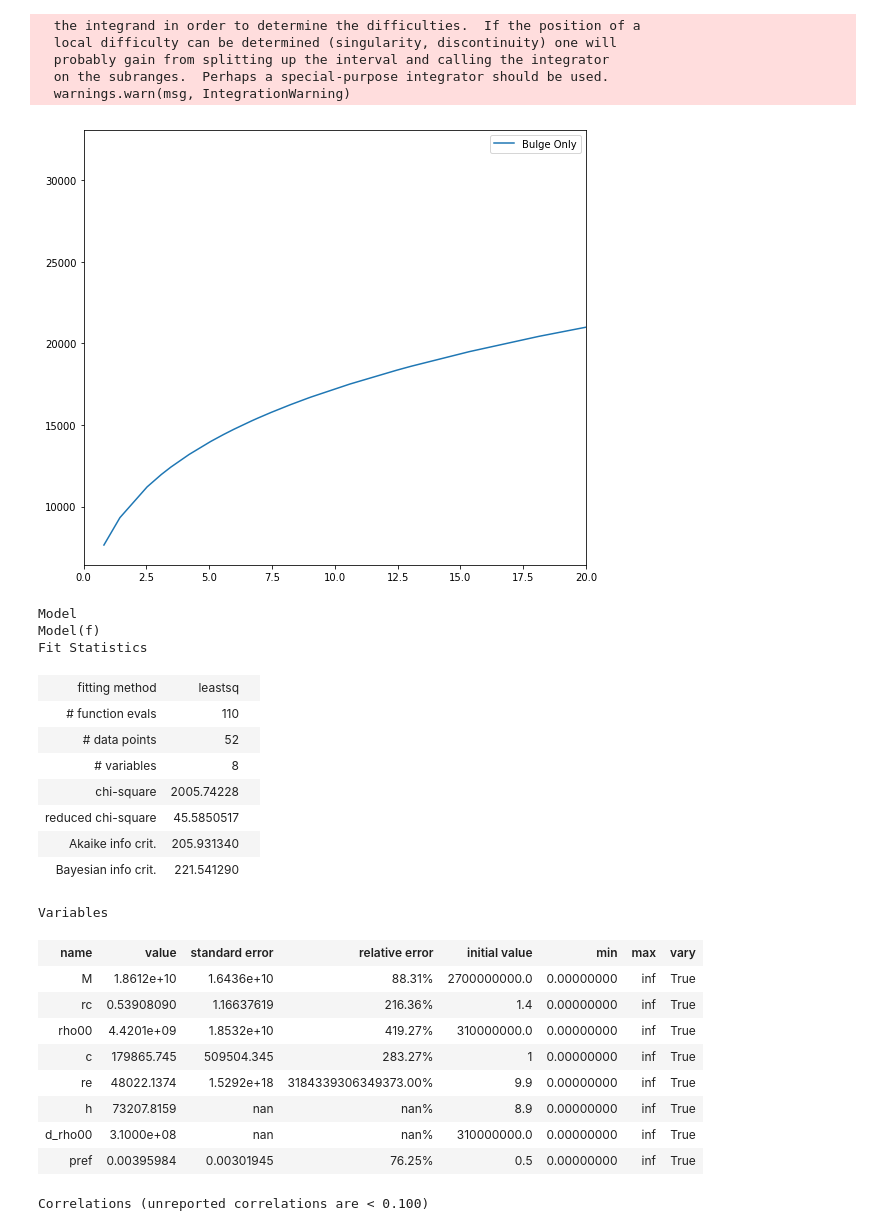
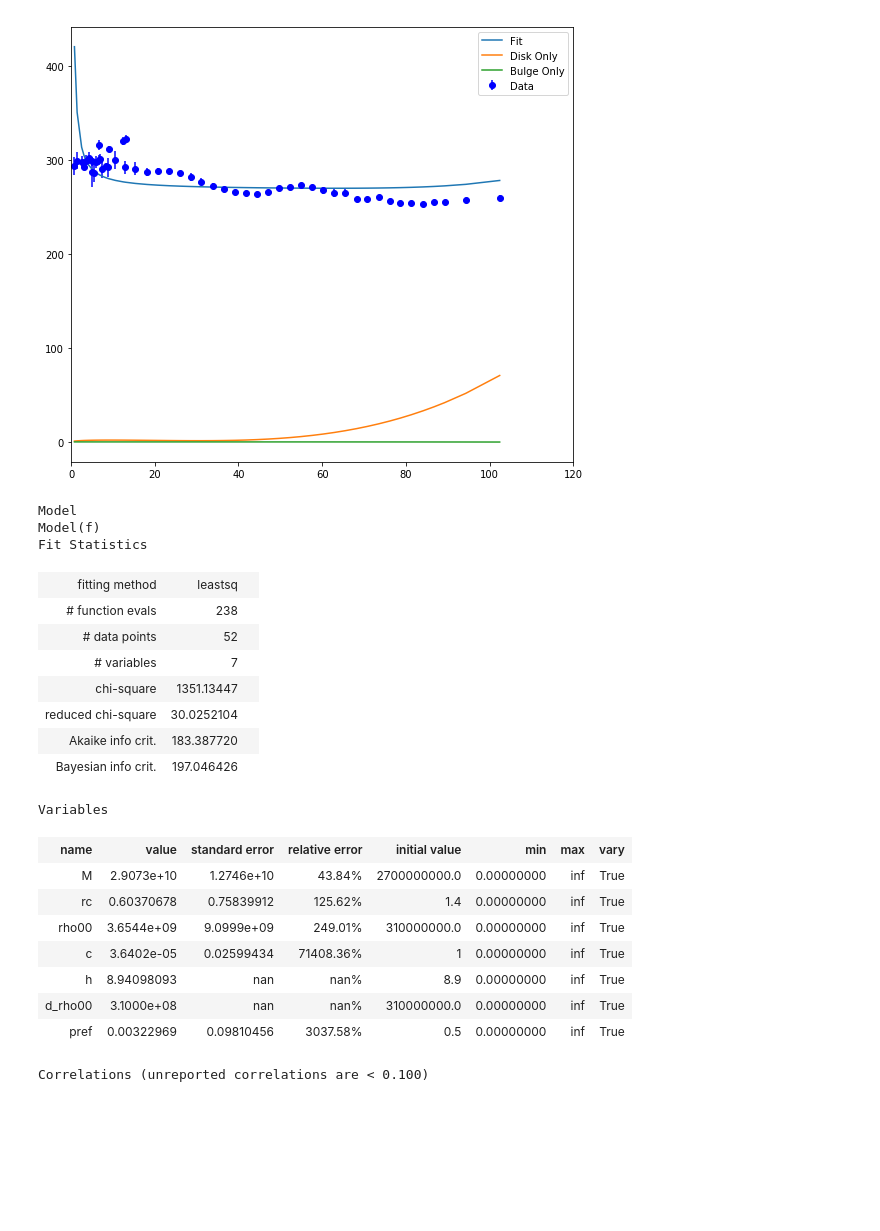
Before and after one commit to villano-lab/grav_project, a Jupyter notebook: fitting/Fitting_with_library-diskparam.ipynb, the cells around one changed output. Saved outputs shown, nothing was run; the diff lists cells and outputs as text; code cells hidden in the pictures; blank space fills up the shorter version.

```diff
--- a/fitting/Fitting_with_library-diskparam.ipynb
+++ b/fitting/Fitting_with_library-diskparam.ipynb
@@ -22,9 +22,8 @@ r_dat, v_dat, v_err0, v_err1 = (np.asarray(list(a)) for a in zip(*sorted(zip(r_d
 #converting v_err1 to an array
 v_err1_array = np.asarray(v_err1)
 # %%
-def f(r,M,rc,rho00,c,re,h,d_rho00,pref):
-#def f(r,M,rc,rho00,c):
-    return np.sqrt(nf.bh_v(r,M)**2 + nf.h_v(r,rc,rho00,load=True)**2 + c*nf.b_v(r,re,load=True)**2 + nf.d_v(r,h,d_rho00,pref,load=True)**2)
+def f(r,M,rc,rho00,c,h,d_rho00,pref):
+    return np.sqrt(nf.bh_v(r,M)**2 + nf.h_v(r,rc,rho00,load=True)**2 + c*nf.b_v(r,load=True)**2 + nf.d_v(r,h,d_rho00,pref,load=True)**2)
 # %%
 #Setup
 weighdata = 1/v_err1
@@ -35,7 +34,7 @@ params.add('M', value=nf.Mbh_def, min=0) #Mass
 #Bulge
 params.add('c', value=1, min=0)          #Contributions should all add
 #params.add('n', value=nf.n_c, min=0)
-params.add('re', value=nf.re_c, min=0)
+#params.add('re', value=nf.re_c, min=0)
 #Disk
 params.add('h', value=nf.h_c, min=0)
 params.add('d_rho00', value=nf.drho00_c, min=0)
@@ -57,59 +56,53 @@ l_drho00 = l_dict['d_rho00']
 l_pref = l_dict['pref']
 l_c = l_dict['c']
 #l_n = l_dict['n']
-l_re = l_dict['re']
+#l_re = l_dict['re']
 
-l_curve = np.sqrt(nf.bh_v(r_dat,l_M)**2 + nf.h_v(r_dat,l_rc,l_hrho00,load=True)**2 + l_c*nf.b_v(r_dat,l_re,load=True)[1]**2 + nf.d_v(r_dat,l_h,l_drho00,l_pref,load=True)**2)
+l_curve = np.sqrt(nf.bh_v(r_dat,l_M)**2 + nf.h_v(r_dat,l_rc,l_hrho00,load=True)**2 + l_c*nf.b_v(r_dat,load=True)[1]**2 + nf.d_v(r_dat,l_h,l_drho00,l_pref,load=True)**2)
 
-b_curve = l_c*nf.b_v(r_dat,nf.n_c,l_re,load=True)        #Bulge
+b_curve = l_c*nf.b_v(r_dat,load=True)        #Bulge
 d_curve = nf.d_v(r_dat,l_h,l_drho00,l_pref,load=True) #Disk
 bh_curve = nf.bh_v(r_dat,l_M)                         #Black Hole
 h_curve = nf.h_v(r_dat,l_rc,l_hrho00,load=True)       #Halo
 #nodisk = np.sqrt(nf.bh_v(r_dat,l_M,load=True)**2 + nf.h_v(r_dat,l_rc,l_hrho00,load=True)**2 + l_c*nf.b_v(r_dat,l_n,l_re,load=True)**2)
-# %% [output]
-  the integrand in order to determine the difficulties.  If the position of a
-  local difficulty can be determined (singularity, discontinuity) one will
-  probably gain from splitting up the interval and calling the integrator
-  on the subranges.  Perhaps a special-purpose integrator should be used.
-  warnings.warn(msg, IntegrationWarning)
 # %%
 fig = plt.figure(figsize=(9.0,8.0))
 
-plt.xlim(0,20)
+plt.xlim(0,120)
+#plt.ylim(0,450)
 
-#plt.errorbar(r_dat,v_dat,yerr=v_err1,fmt='bo',label='Data')
-#plt.plot(r_dat,l_curve,label='Fit')
-#plt.plot(r_dat,d_curve,label='Disk Only')
+plt.errorbar(r_dat,v_dat,yerr=v_err1,fmt='bo',label='Data')
+plt.plot(r_dat,l_curve,label='Fit')
+plt.plot(r_dat,d_curve,label='Disk Only')
 #plt.plot(r_dat,nodisk,label='No Disk')
 plt.plot(r_dat,b_curve,label='Bulge Only')
 #plt.plot(r_dat,bh_curve,label='Black Hole Only')
 #plt.plot(r_dat,h_curve,label='Halo Only')
 
 plt.legend()
 plt.show()
 
 l_fit
 # %% [output]
-[figure, old version]
+[figure, new version]
 Model
 Model(f)
 Fit Statistics
 | fitting method | leastsq |  |
-| # function evals | 110 |  |
+| # function evals | 238 |  |
 | # data points | 52 |  |
-| # variables | 8 |  |
-| chi-square | 2005.74228 |  |
-| reduced chi-square | 45.5850517 |  |
-| Akaike info crit. | 205.931340 |  |
-| Bayesian info crit. | 221.541290 |  |
+| # variables | 7 |  |
+| chi-square | 1351.13447 |  |
+| reduced chi-square | 30.0252104 |  |
+| Akaike info crit. | 183.387720 |  |
+| Bayesian info crit. | 197.046426 |  |
 Variables
 | name | value | standard error | relative error | initial value | min | max | vary |
-| M | 1.8612e+10 | 1.6436e+10 | 88.31% | 2700000000.0 | 0.00000000 | inf | True |
-| rc | 0.53908090 | 1.16637619 | 216.36% | 1.4 | 0.00000000 | inf | True |
-| rho00 | 4.4201e+09 | 1.8532e+10 | 419.27% | 310000000.0 | 0.00000000 | inf | True |
-| c | 179865.745 | 509504.345 | 283.27% | 1 | 0.00000000 | inf | True |
-| re | 48022.1374 | 1.5292e+18 | 3184339306349373.00% | 9.9 | 0.00000000 | inf | True |
-| h | 73207.8159 | nan | nan% | 8.9 | 0.00000000 | inf | True |
+| M | 2.9073e+10 | 1.2746e+10 | 43.84% | 2700000000.0 | 0.00000000 | inf | True |
+| rc | 0.60370678 | 0.75839912 | 125.62% | 1.4 | 0.00000000 | inf | True |
+| rho00 | 3.6544e+09 | 9.0999e+09 | 249.01% | 310000000.0 | 0.00000000 | inf | True |
+| c | 3.6402e-05 | 0.02599434 | 71408.36% | 1 | 0.00000000 | inf | True |
+| h | 8.94098093 | nan | nan% | 8.9 | 0.00000000 | inf | True |
 | d_rho00 | 3.1000e+08 | nan | nan% | 310000000.0 | 0.00000000 | inf | True |
-| pref | 0.00395984 | 0.00301945 | 76.25% | 0.5 | 0.00000000 | inf | True |
+| pref | 0.00322969 | 0.09810456 | 3037.58% | 0.5 | 0.00000000 | inf | True |
 Correlations (unreported correlations are < 0.100)
```
Also changed, not shown: parts of 3 cells of this notebook, 1 other file.
